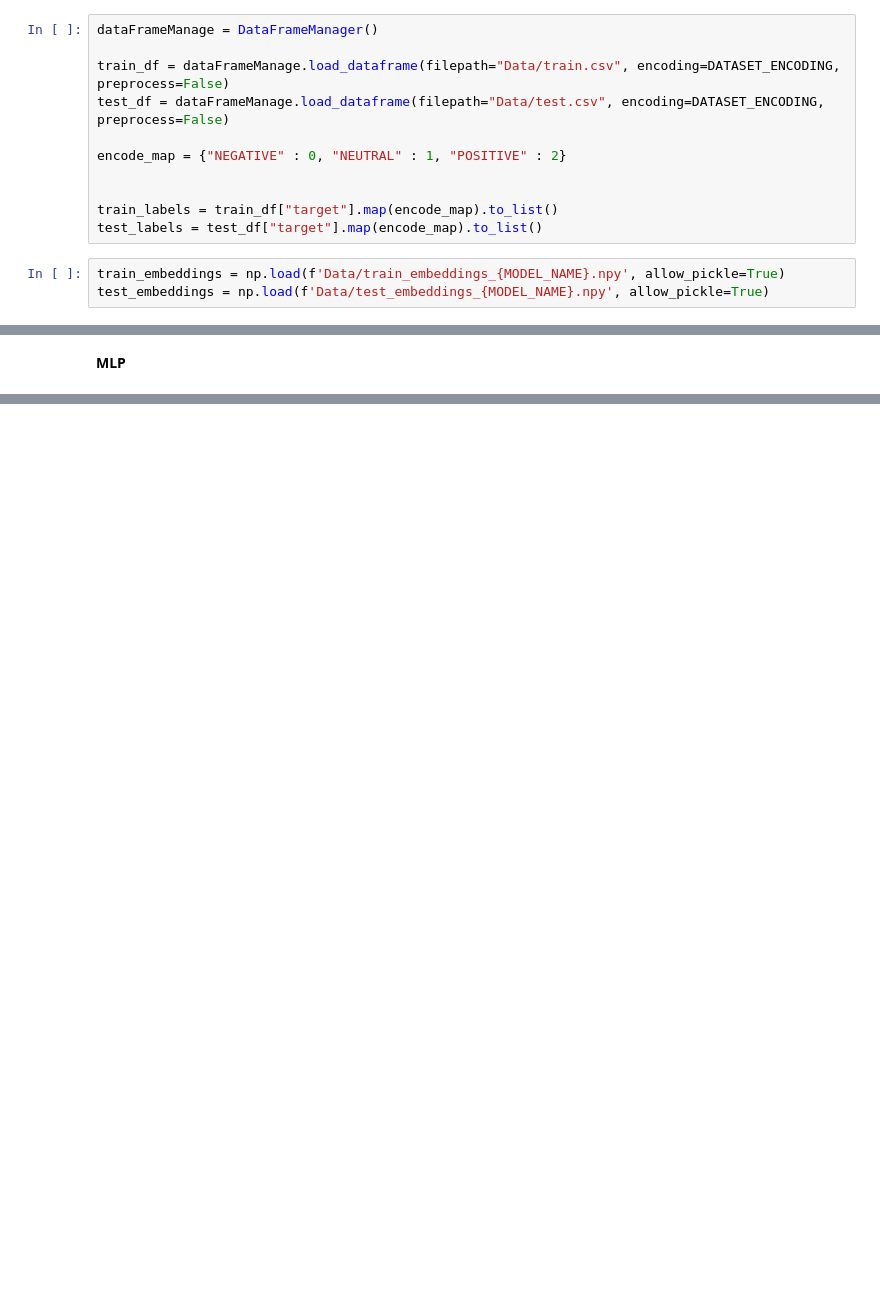
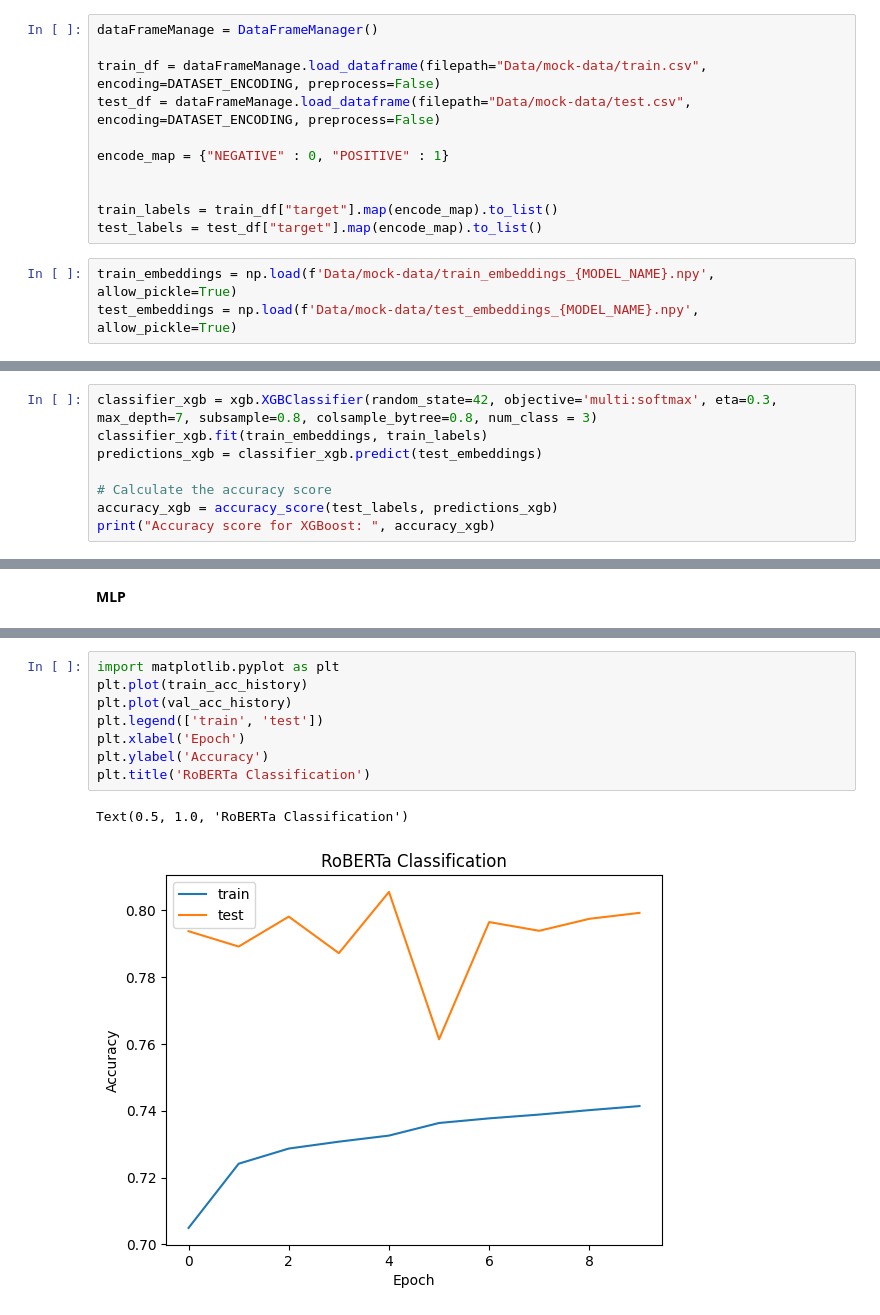
Before and after one commit to FilippoFicarra/Computational-Intelligence-Lab-Sentiment-analysis, a Jupyter notebook: SentimentAnalysis/train.ipynb, the cells around one changed output, grey strips where cells are left out. Cells and saved outputs as stored; diff of their text form; blank space fills up the shorter version.

Commit message:
update: train notebook

```diff
--- a/SentimentAnalysis/train.ipynb
+++ b/SentimentAnalysis/train.ipynb
@@ -17,17 +18,17 @@ NUM_CLASSES = 3
 # %%
 dataFrameManage = DataFrameManager()
 
-train_df = dataFrameManage.load_dataframe(filepath="Data/train.csv", encoding=DATASET_ENCODING, preprocess=False)
-test_df = dataFrameManage.load_dataframe(filepath="Data/test.csv", encoding=DATASET_ENCODING, preprocess=False)
+train_df = dataFrameManage.load_dataframe(filepath="Data/mock-data/train.csv", encoding=DATASET_ENCODING, preprocess=False)
+test_df = dataFrameManage.load_dataframe(filepath="Data/mock-data/test.csv", encoding=DATASET_ENCODING, preprocess=False)
 
-encode_map = {"NEGATIVE" : 0, "NEUTRAL" : 1, "POSITIVE" : 2}
+encode_map = {"NEGATIVE" : 0, "POSITIVE" : 1}
 
 
 train_labels = train_df["target"].map(encode_map).to_list()
 test_labels = test_df["target"].map(encode_map).to_list()
 # %%
-train_embeddings = np.load(f'Data/train_embeddings_{MODEL_NAME}.npy', allow_pickle=True)
-test_embeddings = np.load(f'Data/test_embeddings_{MODEL_NAME}.npy', allow_pickle=True)
+train_embeddings = np.load(f'Data/mock-data/train_embeddings_{MODEL_NAME}.npy', allow_pickle=True)
+test_embeddings = np.load(f'Data/mock-data/test_embeddings_{MODEL_NAME}.npy', allow_pickle=True)
 # %%
 # # # Start training
 
@@ -101,0 +121,8 @@ print("Accuracy score for XGBoost: ", accuracy_xgb)
+# %%
+classifier_xgb = xgb.XGBClassifier(random_state=42, objective='multi:softmax', eta=0.3, max_depth=7, subsample=0.8, colsample_bytree=0.8, num_class = 3)
+classifier_xgb.fit(train_embeddings, train_labels)
+predictions_xgb = classifier_xgb.predict(test_embeddings)
+
+# Calculate the accuracy score
+accuracy_xgb = accuracy_score(test_labels, predictions_xgb)
+print("Accuracy score for XGBoost: ", accuracy_xgb)
@@ -169,0 +259,11 @@ Accuracy score for Neural Network:  0.5082623935903856
+# %%
+import matplotlib.pyplot as plt
+plt.plot(train_acc_history)
+plt.plot(val_acc_history)
+plt.legend(['train', 'test'])
+plt.xlabel('Epoch')
+plt.ylabel('Accuracy')
+plt.title('RoBERTa Classification')
+# %% [output]
+Text(0.5, 1.0, 'RoBERTa Classification')
+[figure, added]
```
Also changed, not shown: parts of 6 cells of this notebook.
